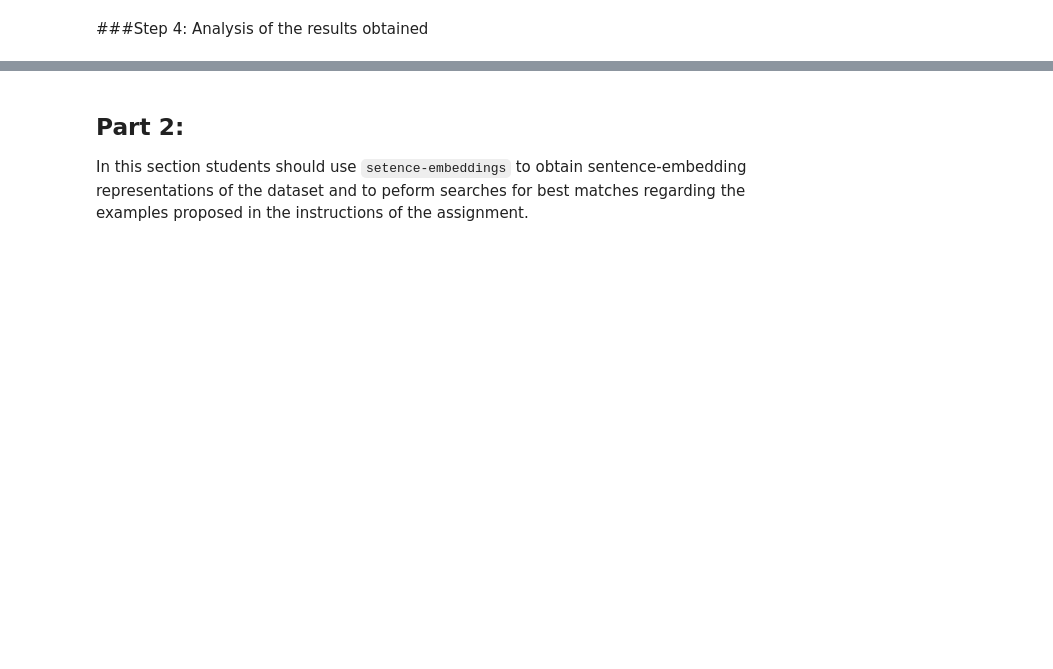
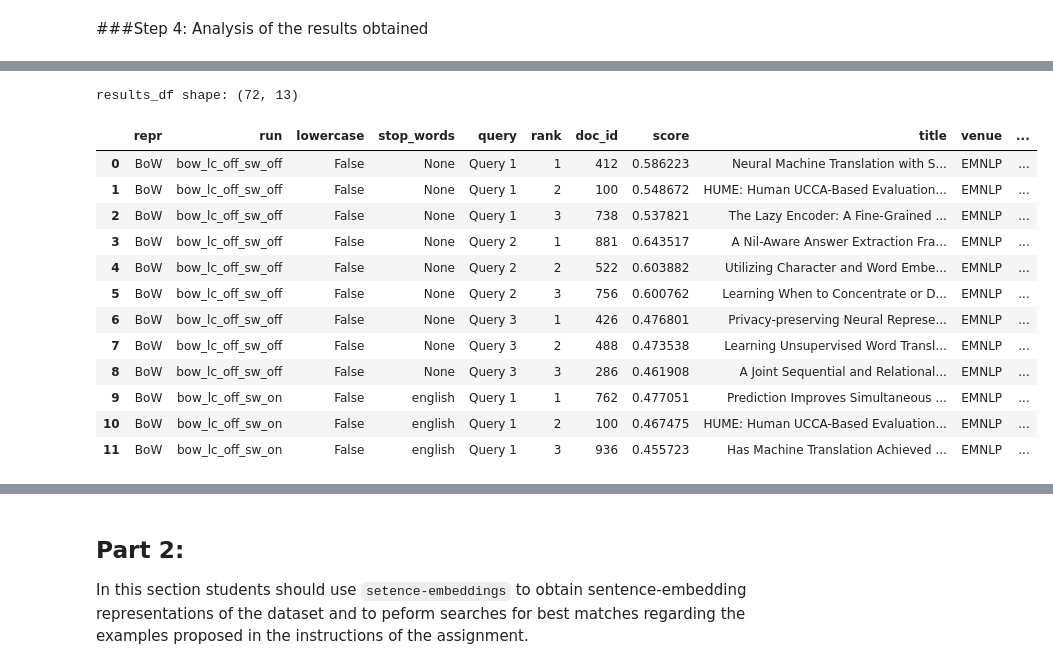
Before and after one commit to cacs2-ua/tpln-practice1, a Jupyter notebook: Vectorized_representations_of_text.ipynb, the cells around one changed output, grey strips where cells are left out. Cells and saved outputs as stored; diff of their text form; code cells hidden in the pictures; blank space fills up the shorter version.

```diff
--- a/Vectorized_representations_of_text.ipynb
+++ b/Vectorized_representations_of_text.ipynb
@@ -2352,0 +2715,40 @@ OK
+# %%
+import pandas as pd
+
+from section8_plots import build_results_table
+
+RUN_ORDER_BOW   = ["bow_lc_on_sw_off", "bow_lc_on_sw_on", "bow_lc_off_sw_off", "bow_lc_off_sw_on"]
+RUN_ORDER_TFIDF = ["tfidf_lc_on_sw_off", "tfidf_lc_on_sw_on", "tfidf_lc_off_sw_off", "tfidf_lc_off_sw_on"]
+
+results_df = build_results_table(
+    bow_results=bow_results,
+    tfidf_results=tfidf_results,
+    query_texts=query_texts,
+    query_labels=query_labels,
+    paper_texts=paper_texts,
+    papers_df=papers_df,          # from Section 3 (you already have it)
+    run_order_bow=RUN_ORDER_BOW,
+    run_order_tfidf=RUN_ORDER_TFIDF,
+    k=3,
+)
+
+print("results_df shape:", results_df.shape)  # expected: (72, ...)
+display(results_df.head(12))
+
+# Optional: save for traceability
+results_df.to_csv("part1_top3_results_table.csv", index=False)
+# %% [output]
+results_df shape: (72, 13)
+|  | repr | run | lowercase | stop_words | query | rank | doc_id | score | title | venue | ... |
+| 0 | BoW | bow_lc_off_sw_off | False | None | Query 1 | 1 | 412 | 0.586223 | Neural Machine Translation with S... | EMNLP | ... |
+| 1 | BoW | bow_lc_off_sw_off | False | None | Query 1 | 2 | 100 | 0.548672 | HUME: Human UCCA-Based Evaluation... | EMNLP | ... |
+| 2 | BoW | bow_lc_off_sw_off | False | None | Query 1 | 3 | 738 | 0.537821 | The Lazy Encoder: A Fine-Grained ... | EMNLP | ... |
+| 3 | BoW | bow_lc_off_sw_off | False | None | Query 2 | 1 | 881 | 0.643517 | A Nil-Aware Answer Extraction Fra... | EMNLP | ... |
+| 4 | BoW | bow_lc_off_sw_off | False | None | Query 2 | 2 | 522 | 0.603882 | Utilizing Character and Word Embe... | EMNLP | ... |
+| 5 | BoW | bow_lc_off_sw_off | False | None | Query 2 | 3 | 756 | 0.600762 | Learning When to Concentrate or D... | EMNLP | ... |
+| 6 | BoW | bow_lc_off_sw_off | False | None | Query 3 | 1 | 426 | 0.476801 | Privacy-preserving Neural Represe... | EMNLP | ... |
+| 7 | BoW | bow_lc_off_sw_off | False | None | Query 3 | 2 | 488 | 0.473538 | Learning Unsupervised Word Transl... | EMNLP | ... |
+| 8 | BoW | bow_lc_off_sw_off | False | None | Query 3 | 3 | 286 | 0.461908 | A Joint Sequential and Relational... | EMNLP | ... |
+| 9 | BoW | bow_lc_off_sw_on | False | english | Query 1 | 1 | 762 | 0.477051 | Prediction Improves Simultaneous ... | EMNLP | ... |
+| 10 | BoW | bow_lc_off_sw_on | False | english | Query 1 | 2 | 100 | 0.467475 | HUME: Human UCCA-Based Evaluation... | EMNLP | ... |
+| 11 | BoW | bow_lc_off_sw_on | False | english | Query 1 | 3 | 936 | 0.455723 | Has Machine Translation Achieved ... | EMNLP | ... |
```
Also changed, not shown: parts of 8 cells of this notebook, 4 other files.
